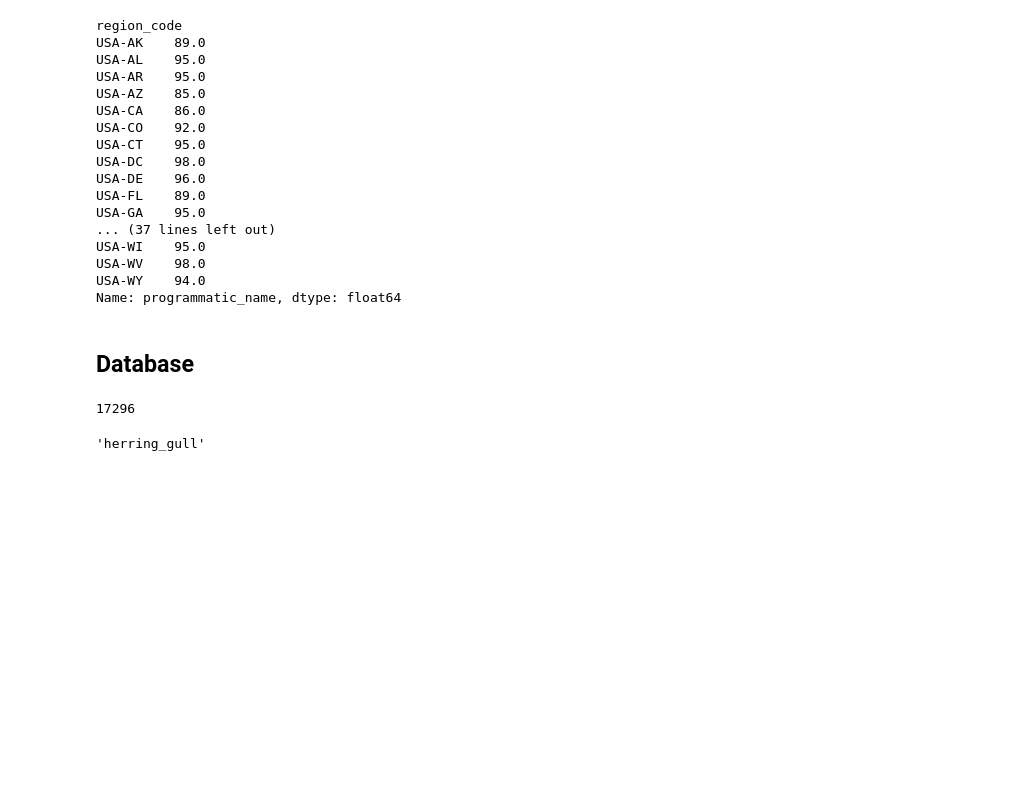
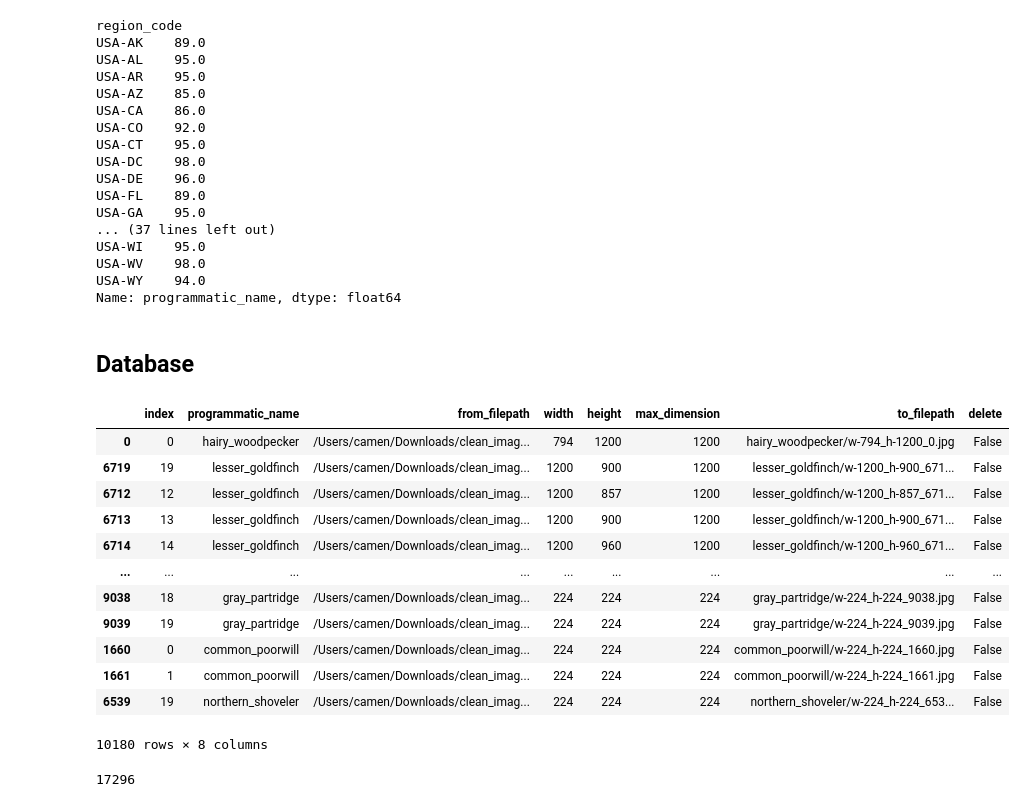
Before and after one commit to camenpihor/bird-herd, a Jupyter notebook: documentation/bird_data.ipynb, the cells around one changed output. Saved outputs shown, nothing was run; the diff lists cells and outputs as text; code cells hidden in the pictures; blank space fills up the shorter version.

```diff
--- a/documentation/bird_data.ipynb
+++ b/documentation/bird_data.ipynb
@@ -98,6 +98,7 @@ birds.head()
 import shutil
 import os
 import warnings
+import glob
 
 from PIL import Image, ExifTags
 from tqdm import tqdm
@@ -107,31 +108,9 @@ def parse_image(filepath, bird=None):
     image = Image.open(filepath)
     width, height = image.size
 
-    with warnings.catch_warnings():
-        warnings.simplefilter("ignore")
-        _exif = image._getexif()
-
-    if _exif is not None:
-        _exif = {
-            ExifTags.TAGS[key]: value
-            for key, value in _exif.items()
-            if key in ExifTags.TAGS
-        }
-    else:
-        _exif = {}
-    focal_length = _exif.get("FocalLength", None)
-    focal_length = float(focal_length) if focal_length is not None else None
-
-    iso = _exif.get("ISOSpeedRatings", None)
-    if iso is None or not isinstance(iso, int):
-        iso = None
-    else:
-        iso = float(iso)
     return dict(
         programmatic_name=bird,
         filepath=filepath,
-        focal_length=focal_length,
-        iso=iso,
         width=width,
         height=height,
         max_dimension=max([width, height])
@@ -141,10 +120,9 @@ def parse_image(filepath, bird=None):
 def write_to_filepath(row):
     idx = row.name
     programmatic_name = row.programmatic_name
-    max_dimension = row.max_dimension
-    iso = int(row.iso) if row.iso is not None else None
-    focal_length = int(row.focal_length) if row.focal_length is not None else None
-    return f"{programmatic_name}/dim-{max_dimension}_iso-{iso}_fl-{focal_length}_{idx}.jpg"
+    width = row.width
+    height = row.height
+    return f"{programmatic_name}/w-{width}_h-{height}_{idx}.jpg"
 
 
 
@@ -194,9 +172,9 @@ images = images.rename(columns={"filepath": "from_filepath"})
 images["to_filepath"] = images.apply(write_to_filepath, axis=1)
 images["delete"] = False
 
-# for idx, row in tqdm(images.iterrows(), total=len(images)):
-#     bird = row["bird"]
-#     os.makedirs(os.path.dirname(row["to_filepath"]), exist_ok=True)
-#     shutil.copyfile(row["from_filepath"], os.path.join("/Users/camen/Downloads/clean_images", row["to_filepath"])
+# # for idx, row in tqdm(images.iterrows(), total=len(images)):
+# #     bird = row["bird"]
+# #     os.makedirs(os.path.dirname(row["to_filepath"]), exist_ok=True)
+# #     shutil.copyfile(row["from_filepath"], os.path.join("/Users/camen/Downloads/clean_images", row["to_filepath"])
 
-images = images[["programmatic_name", "max_dimension", "width", "height", "focal_length", "iso", "to_filepath", "delete"]].rename(columns={"to_filepath": "filepath"})
+images = images[["programmatic_name", "max_dimension", "width", "height", "to_filepath", "delete"]].rename(columns={"to_filepath": "filepath"})
@@ -243,6 +227,22 @@ USA-WY    94.0
 Name: programmatic_name, dtype: float64
 # %% [markdown]
 ## Database
+# %%
+images
+# %% [output]
+|  | index | programmatic_name | from_filepath | width | height | max_dimension | to_filepath | delete |
+| 0 | 0 | hairy_woodpecker | /Users/camen/Downloads/clean_imag... | 794 | 1200 | 1200 | hairy_woodpecker/w-794_h-1200_0.jpg | False |
+| 6719 | 19 | lesser_goldfinch | /Users/camen/Downloads/clean_imag... | 1200 | 900 | 1200 | lesser_goldfinch/w-1200_h-900_671... | False |
+| 6712 | 12 | lesser_goldfinch | /Users/camen/Downloads/clean_imag... | 1200 | 857 | 1200 | lesser_goldfinch/w-1200_h-857_671... | False |
+| 6713 | 13 | lesser_goldfinch | /Users/camen/Downloads/clean_imag... | 1200 | 900 | 1200 | lesser_goldfinch/w-1200_h-900_671... | False |
+| 6714 | 14 | lesser_goldfinch | /Users/camen/Downloads/clean_imag... | 1200 | 960 | 1200 | lesser_goldfinch/w-1200_h-960_671... | False |
+| ... | ... | ... | ... | ... | ... | ... | ... | ... |
+| 9038 | 18 | gray_partridge | /Users/camen/Downloads/clean_imag... | 224 | 224 | 224 | gray_partridge/w-224_h-224_9038.jpg | False |
+| 9039 | 19 | gray_partridge | /Users/camen/Downloads/clean_imag... | 224 | 224 | 224 | gray_partridge/w-224_h-224_9039.jpg | False |
+| 1660 | 0 | common_poorwill | /Users/camen/Downloads/clean_imag... | 224 | 224 | 224 | common_poorwill/w-224_h-224_1660.jpg | False |
+| 1661 | 1 | common_poorwill | /Users/camen/Downloads/clean_imag... | 224 | 224 | 224 | common_poorwill/w-224_h-224_1661.jpg | False |
+| 6539 | 19 | northern_shoveler | /Users/camen/Downloads/clean_imag... | 224 | 224 | 224 | northern_shoveler/w-224_h-224_653... | False |
+10180 rows × 8 columns
 # %%
 import psycopg2
 from sqlalchemy import create_engine
@@ -317,4 +314,0 @@ with psycopg2.connect("dbname=bird_herd user=camen", cursor_factory=psycopg2.ext
-# %%
-bird
-# %% [output]
-'herring_gull'
```
Also changed, not shown: parts of 5 cells of this notebook, 2 other files.
